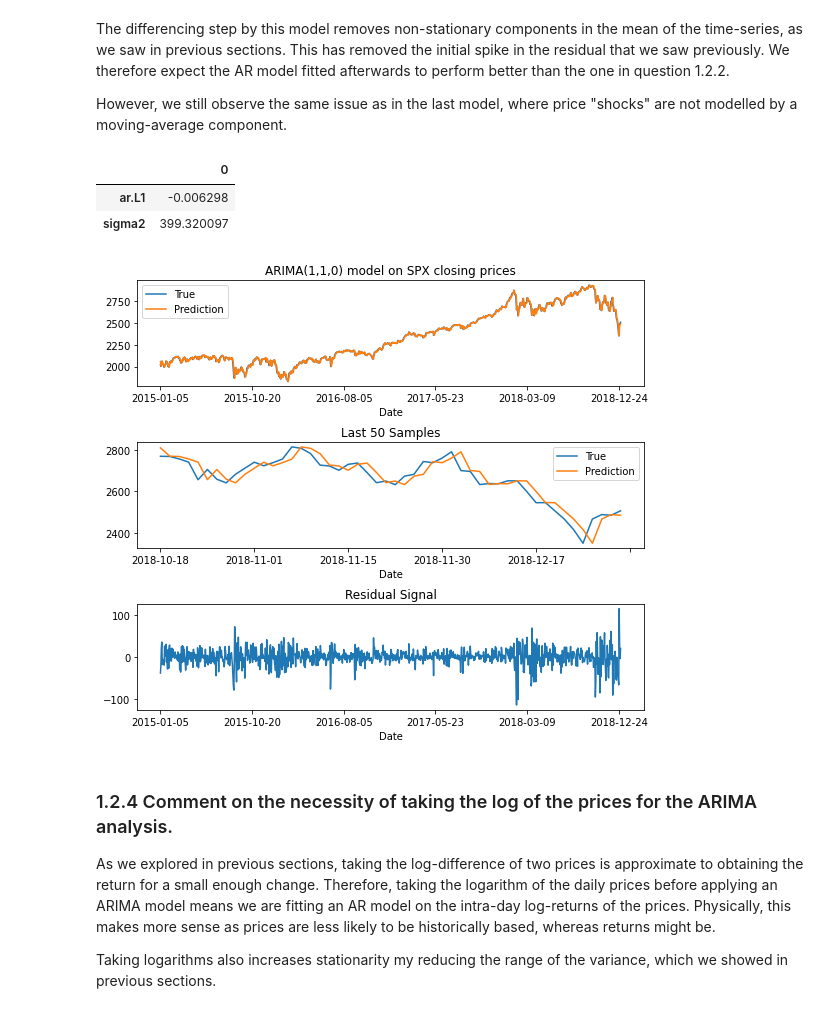
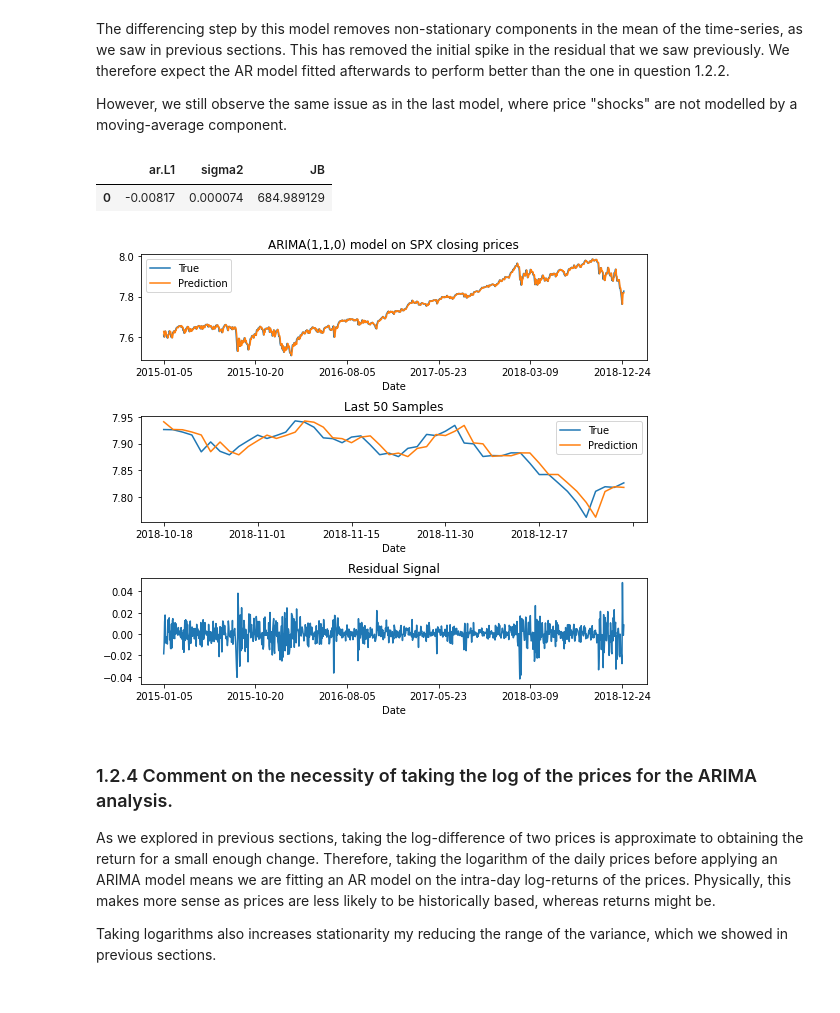
Before and after one commit to Darrekt/SPMLF-CW, a Jupyter notebook: main.ipynb, the cells around one changed output. Cells and saved outputs as stored; diff of their text form; code cells hidden in the pictures.

```diff
--- a/main.ipynb
+++ b/main.ipynb
@@ -197,11 +197,11 @@ dtype: int64
 | 2015-01-07 | 2029.609985 | 2005.550049 | 2005.550049 | 2025.900024 | 3805480000 | 2025.900024 |
 | 2015-01-08 | 2064.080078 | 2030.609985 | 2030.609985 | 2062.139893 | 3934010000 | 2062.139893 |
 # %%
-snp_close = snp["Close"].to_frame()
+snp_close = snp["Close"].to_frame().apply(np.log)
 
 figure, axes = plt.subplots(nrows=3, ncols=1)
 figure.tight_layout()
-figure.set_size_inches(12,7)
+figure.set_size_inches(10,6)
 
 axes[0].set_title("SPX closing price")
 snp_close.plot(ax=axes[0])
@@ -258,29 +260,30 @@ However, we still observe the same issue as in the last model, where price "shoc
 # %%
 snp_arima = copy.deepcopy(snp_close)
 snp_arima.columns = ["True"]
 model = ARIMA(snp_arima, order=(1,1,0)).fit()
 snp_arima["Res"] = model.resid
 snp_arima["Prediction"] = snp_arima["True"] - snp_arima["Res"]
 
 figure, axes = plt.subplots(nrows=3, ncols=1)
 figure.tight_layout()
 figure.set_size_inches(8,7)
 
 axes[0].set_title("ARIMA(1,1,0) model on SPX closing prices")
 snp_arima.drop(["Res"], axis=1)[1:].plot(ax=axes[0])
 
 axes[1].set_title("Last 50 Samples")
 snp_arima.drop(["Res"], axis=1).iloc[-50:].plot(ax=axes[1])
 
 axes[2].set_title("Residual Signal")
 snp_arima["Res"][1:].plot(ax=axes[2])
 
-model.params.to_frame()
+results = model.params.to_frame().transpose()
+results["JB"] = stats.jarque_bera(snp_arima["Res"][1:])[0]
+results
 # %% [output]
-|  | 0 |
-| ar.L1 | -0.006298 |
-| sigma2 | 399.320097 |
+|  | ar.L1 | sigma2 | JB |
+| 0 | -0.00817 | 0.000074 | 684.989129 |
-[figure, old version]
+[figure, new version]
 # %% [markdown]
 ### 1.2.4 Comment on the necessity of taking the log of the prices for the ARIMA analysis.
 
```
Also changed, not shown: parts of 11 cells of this notebook, 3 other files.
